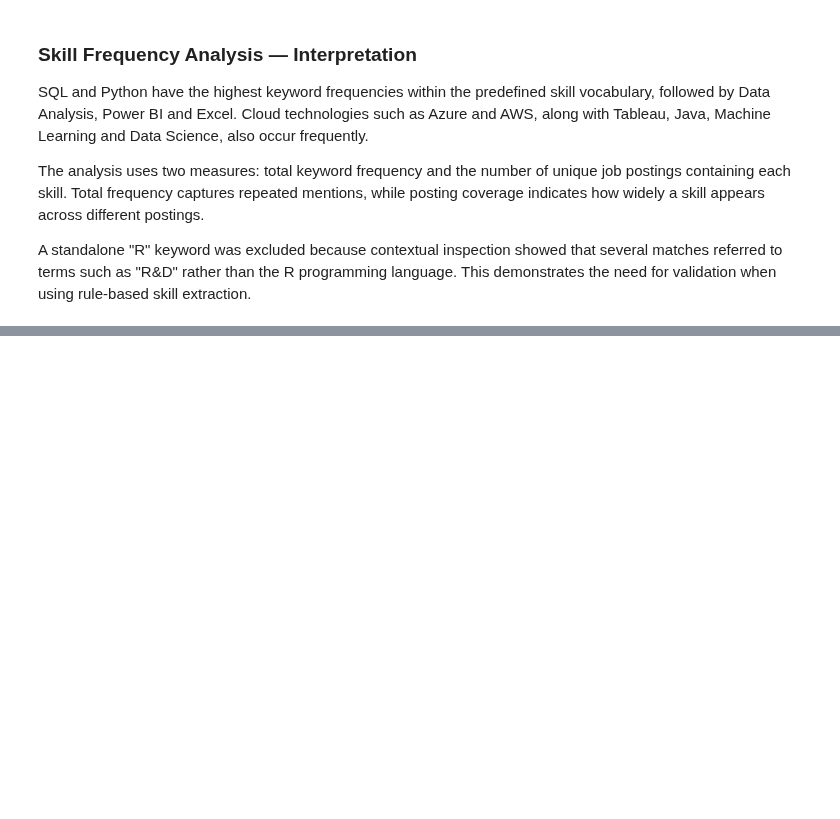
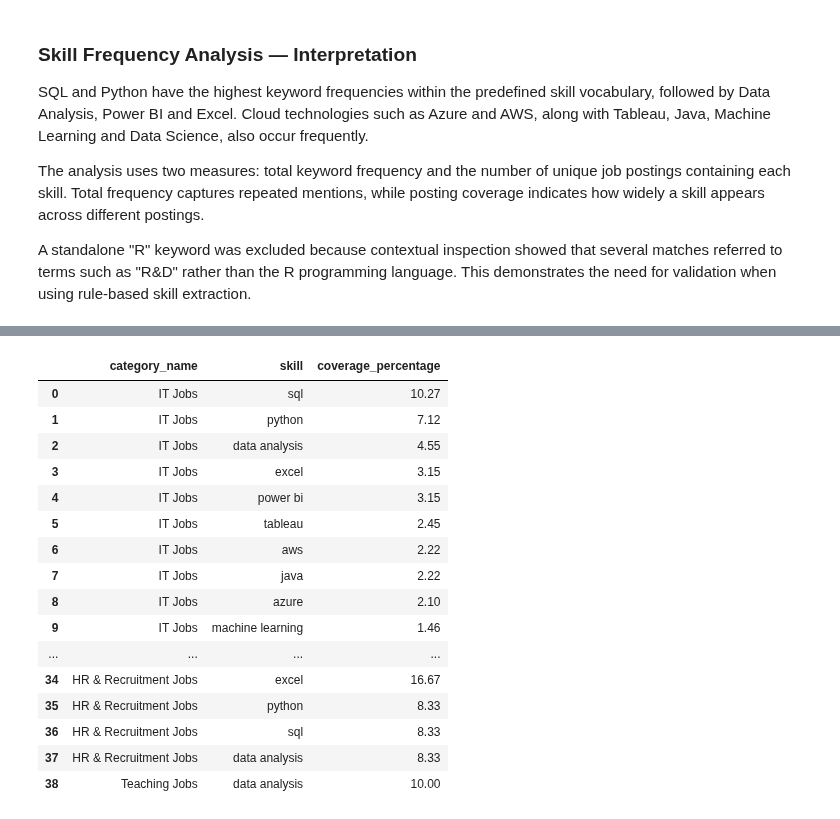
Before and after one commit to anusanth26/Career-Market-Intelligence, a Jupyter notebook: notebooks/1b_text_cleaning_eda.ipynb, the cells around one changed output, grey strips where cells are left out. Saved outputs shown, nothing was run; the diff lists cells and outputs as text; code cells hidden in the pictures; blank space fills up the shorter version.

```diff
--- a/notebooks/1b_text_cleaning_eda.ipynb
+++ b/notebooks/1b_text_cleaning_eda.ipynb
@@ -922,0 +985,11 @@ A standalone "R" keyword was excluded because contextual inspection showed that
+# %%
+# Select categories with at least 10 job postings
+# to reduce instability from very small category samples
+
+reliable_categories = category_sizes[category_sizes >= 10].index
+
+category_skill_pct_reliable = category_skill_pct.loc[reliable_categories]
+
+print("Categories included:", len(reliable_categories))
+print("\nCategory sizes:")
+display(category_sizes.loc[reliable_categories])
@@ -922,0 +1050,44 @@ A standalone "R" keyword was excluded because contextual inspection showed that
+# %%
+# Identify the top skills with non-zero coverage for each reliable category
+
+top_skills_by_category = {}
+
+for category in category_skill_pct_reliable.index:
+    top_skills = (
+        category_skill_pct_reliable.loc[category]
+        .loc[lambda x: x > 0]
+        .sort_values(ascending=False)
+        .head(10)
+    )
+
+    top_skills_by_category[category] = top_skills
+
+# Convert results into a readable table
+top_skills_category_df = pd.concat(
+    top_skills_by_category,
+    names=["category_name", "skill"]
+).reset_index(name="coverage_percentage")
+
+top_skills_category_df["coverage_percentage"] = (
+    top_skills_category_df["coverage_percentage"].round(2)
+)
+
+display(top_skills_category_df)
+# %% [output]
+|  | category_name | skill | coverage_percentage |
+| 0 | IT Jobs | sql | 10.27 |
+| 1 | IT Jobs | python | 7.12 |
+| 2 | IT Jobs | data analysis | 4.55 |
+| 3 | IT Jobs | excel | 3.15 |
+| 4 | IT Jobs | power bi | 3.15 |
+| 5 | IT Jobs | tableau | 2.45 |
+| 6 | IT Jobs | aws | 2.22 |
+| 7 | IT Jobs | java | 2.22 |
+| 8 | IT Jobs | azure | 2.10 |
+| 9 | IT Jobs | machine learning | 1.46 |
+| ... | ... | ... | ... |
+| 34 | HR & Recruitment Jobs | excel | 16.67 |
+| 35 | HR & Recruitment Jobs | python | 8.33 |
+| 36 | HR & Recruitment Jobs | sql | 8.33 |
+| 37 | HR & Recruitment Jobs | data analysis | 8.33 |
+| 38 | Teaching Jobs | data analysis | 10.00 |
```
Also changed, not shown: parts of 4 cells of this notebook.
